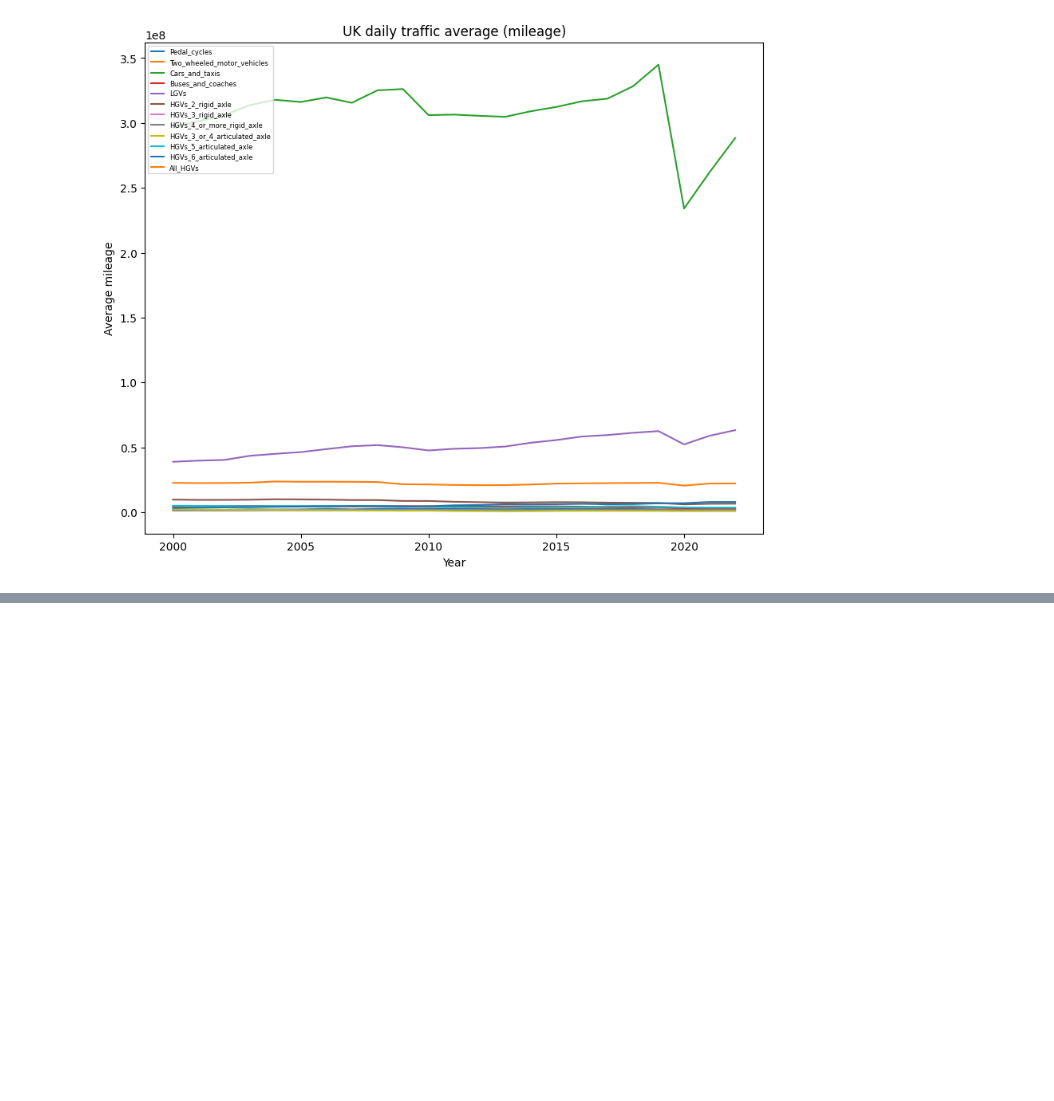
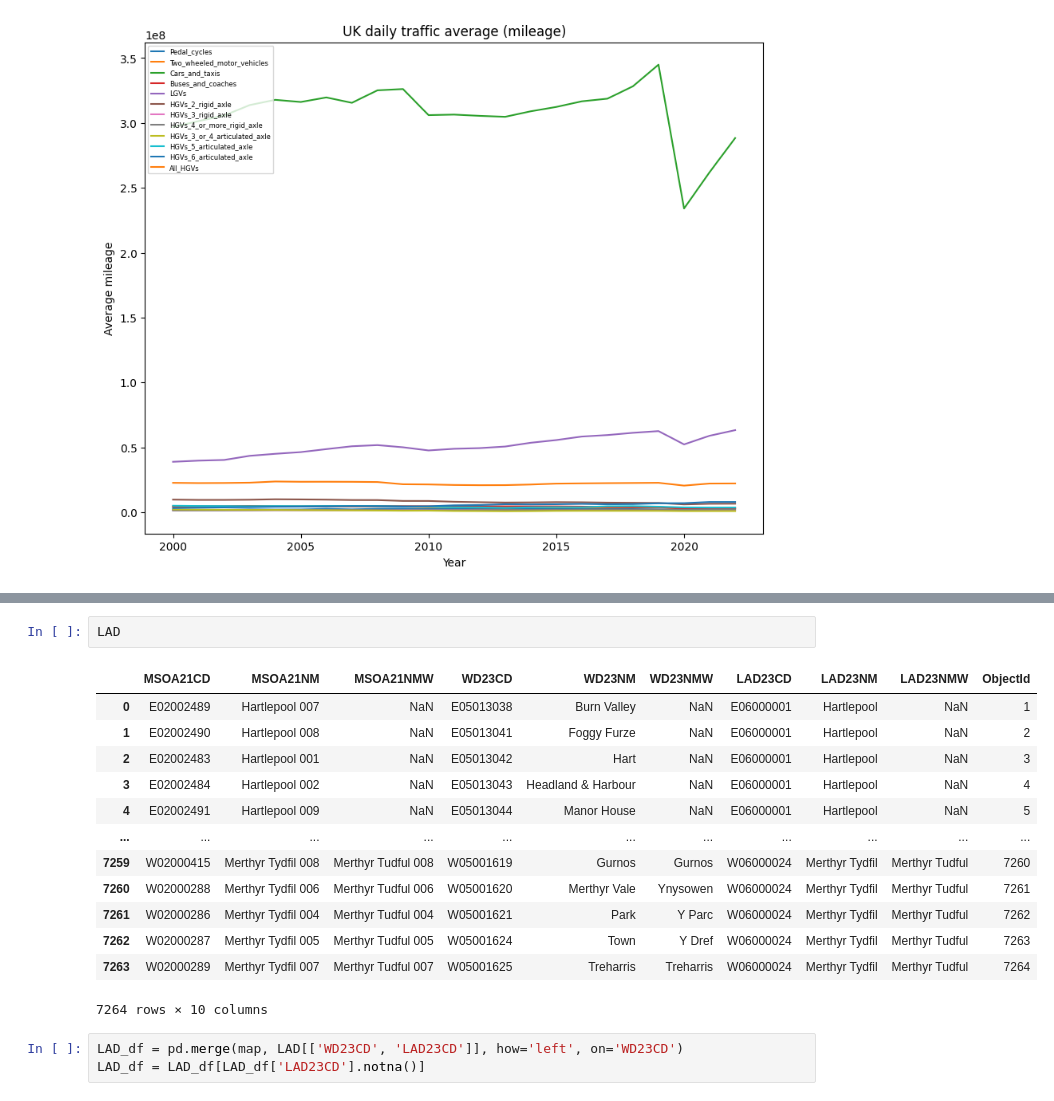
Before and after one commit to andyghpro/ev-forecast, a Jupyter notebook: test.ipynb, the cells around one changed output, grey strips where cells are left out. Cells and saved outputs as stored; diff of their text form; blank space fills up the shorter version.

```diff
--- a/test.ipynb
+++ b/test.ipynb
@@ -84,0 +151,19 @@ df_all.plot(title='All motor vehicles average daily traffic (mileage)')
+# %%
+LAD
+# %% [output]
+|  | MSOA21CD | MSOA21NM | MSOA21NMW | WD23CD | WD23NM | WD23NMW | LAD23CD | LAD23NM | LAD23NMW | ObjectId |
+| 0 | E02002489 | Hartlepool 007 | NaN | E05013038 | Burn Valley | NaN | E06000001 | Hartlepool | NaN | 1 |
+| 1 | E02002490 | Hartlepool 008 | NaN | E05013041 | Foggy Furze | NaN | E06000001 | Hartlepool | NaN | 2 |
+| 2 | E02002483 | Hartlepool 001 | NaN | E05013042 | Hart | NaN | E06000001 | Hartlepool | NaN | 3 |
+| 3 | E02002484 | Hartlepool 002 | NaN | E05013043 | Headland & Harbour | NaN | E06000001 | Hartlepool | NaN | 4 |
+| 4 | E02002491 | Hartlepool 009 | NaN | E05013044 | Manor House | NaN | E06000001 | Hartlepool | NaN | 5 |
+| ... | ... | ... | ... | ... | ... | ... | ... | ... | ... | ... |
+| 7259 | W02000415 | Merthyr Tydfil 008 | Merthyr Tudful 008 | W05001619 | Gurnos | Gurnos | W06000024 | Merthyr Tydfil | Merthyr Tudful | 7260 |
+| 7260 | W02000288 | Merthyr Tydfil 006 | Merthyr Tudful 006 | W05001620 | Merthyr Vale | Ynysowen | W06000024 | Merthyr Tydfil | Merthyr Tudful | 7261 |
+| 7261 | W02000286 | Merthyr Tydfil 004 | Merthyr Tudful 004 | W05001621 | Park | Y Parc | W06000024 | Merthyr Tydfil | Merthyr Tudful | 7262 |
+| 7262 | W02000287 | Merthyr Tydfil 005 | Merthyr Tudful 005 | W05001624 | Town | Y Dref | W06000024 | Merthyr Tydfil | Merthyr Tudful | 7263 |
+| 7263 | W02000289 | Merthyr Tydfil 007 | Merthyr Tudful 007 | W05001625 | Treharris | Treharris | W06000024 | Merthyr Tydfil | Merthyr Tudful | 7264 |
+7264 rows × 10 columns
+# %%
+LAD_df = pd.merge(map, LAD[['WD23CD', 'LAD23CD']], how='left', on='WD23CD')
+LAD_df = LAD_df[LAD_df['LAD23CD'].notna()]
```
Also changed, not shown: parts of 10 cells of this notebook.
